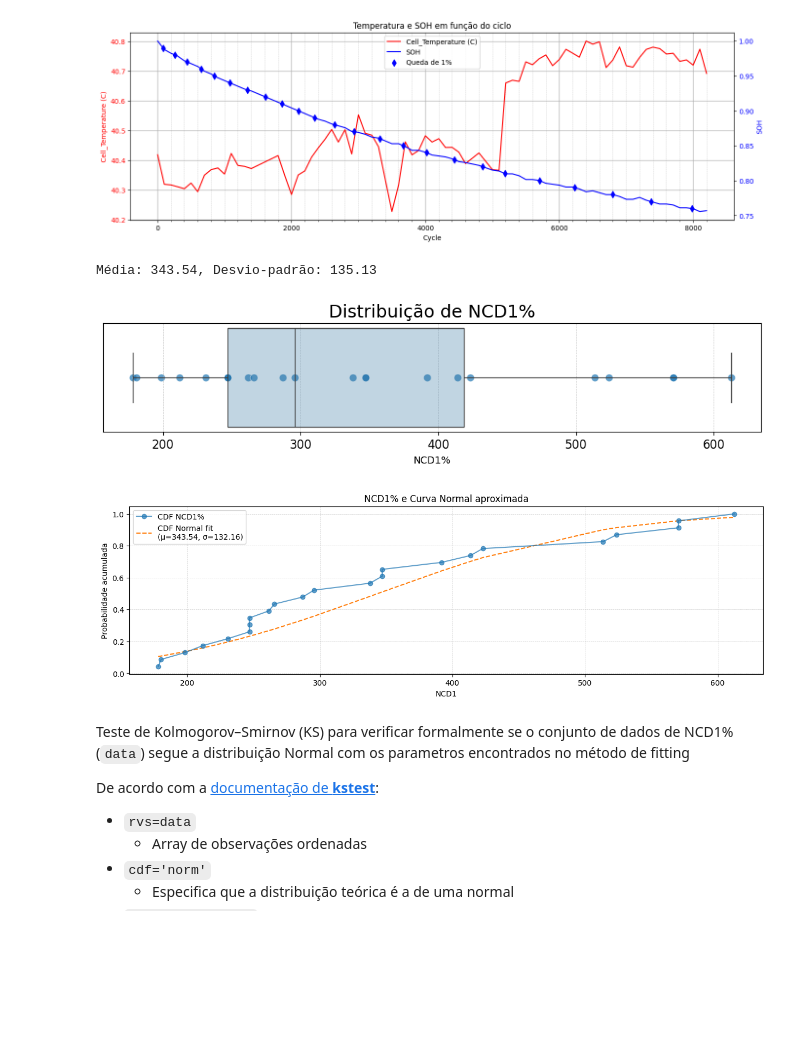
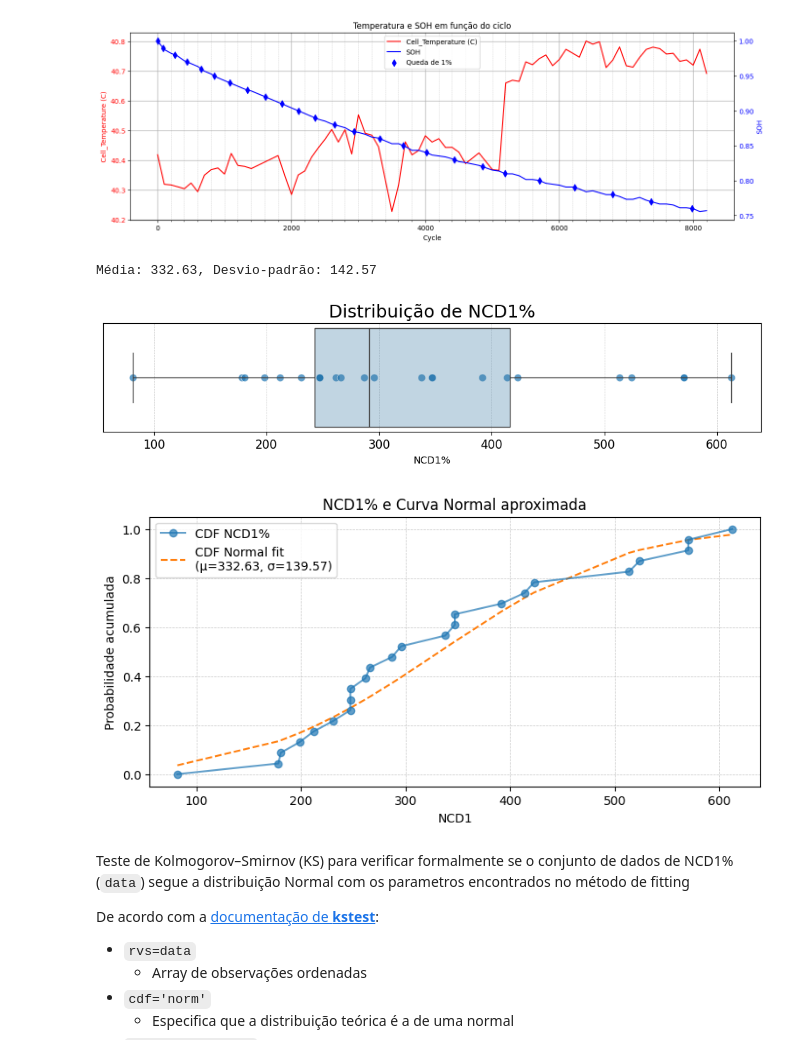
Before and after one commit to Davi-SB/Battery-Analysis, a Jupyter notebook: SOH_vs_Temperature.ipynb, the cells around one changed output. Drawn from its saved outputs; the diff is of its cells as text; code cells hidden in the pictures; blank space fills up the shorter version.

```diff
--- a/SOH_vs_Temperature.ipynb
+++ b/SOH_vs_Temperature.ipynb
@@ -178,7 +178,7 @@ Returns the one-dimensional piecewise linear interpolant to a function with give
 - `y`: float or complex (corresponding to fp) or ndarray. The interpolated values, same shape as x.
 # %%
 # Define thresholds de interesse (99%, 98%, ...)
-thresholds = np.arange(0.99, 0.00, -0.01)
+thresholds = np.arange(1.00, 0.00, -0.01)
 
 soh    = df_grouped['SOH_discharge'].values
 cycles = df_grouped['Cycle_Index'].values
@@ -198,13 +198,12 @@ df_estimates = pd.DataFrame({
     'estimated_cycle': estimated_cycles
 })
 
+# Cast
+df_estimates['SOH_threshold']   = df_estimates['SOH_threshold'].astype(float).round(2)
+
 # Number of cycles drop (1%)
 df_estimates['NCD1%'] = df_estimates['estimated_cycle'].diff()
 
-# Cast
-df_estimates['estimated_cycle'] = df_estimates['estimated_cycle'].astype(int)
-df_estimates['SOH_threshold']   = df_estimates['SOH_threshold'].astype(float).round(2)
-
 display(df_estimates)
 # %% [output]
 |  | SOH_threshold | estimated_cycle | NCD1% |
@@ -313,34 +312,34 @@ plt.grid(True, linestyle='--', linewidth=0.5, alpha=0.7)
 
 plt.show()
 # %% [output]
-Média: 343.54, Desvio-padrão: 135.13
+Média: 332.63, Desvio-padrão: 142.57
-[figure, old version]
+[figure, new version]
 # %%
 data = np.sort(data)  # Garante que os dados estão ordenados
 n    = len(data)
 
 # Faz o fitting para encotnrar os parametros e calcula a funcao acumulada dos dados considerando comportamento normal
 mean, std = norm.fit(data)
 teo_norm  = norm.cdf(data, loc=mean, scale=std)
 
-plt.figure(figsize=(15, 4))
+plt.figure(figsize=(9, 4))
 
 # Probabilidade acumulada empírica (1/n, 2/n, ..., 1)
-cdf_emp = np.arange(1, n+1) / n
+cdf_emp = np.arange(0, n)/(n-1)
 plt.plot(data, cdf_emp, marker='o', linestyle='-', label="CDF NCD1%", zorder=3, alpha=0.7)
 
 # Função acumulada da normal (teórica)
 plt.plot(data, teo_norm, linestyle='--', label=f"CDF Normal fit\n(μ={mean:.2f}, σ={std:.2f})")
 
 plt.xlabel("NCD1")
 plt.ylabel("Probabilidade acumulada")
 plt.title("NCD1% e Curva Normal aproximada")
 plt.legend()
 plt.grid(True, linestyle='--', linewidth=0.5, alpha=0.7)
 
 plt.show()
 # %% [output]
-[figure, old version]
+[figure, new version]
 # %% [markdown]
 Teste de Kolmogorov–Smirnov (KS) para verificar formalmente se o conjunto de dados de NCD1% (`data`) segue a distribuição Normal com os parametros encontrados no método de fitting
 
```
Also changed, not shown: parts of 2 cells of this notebook, 1 other file.
